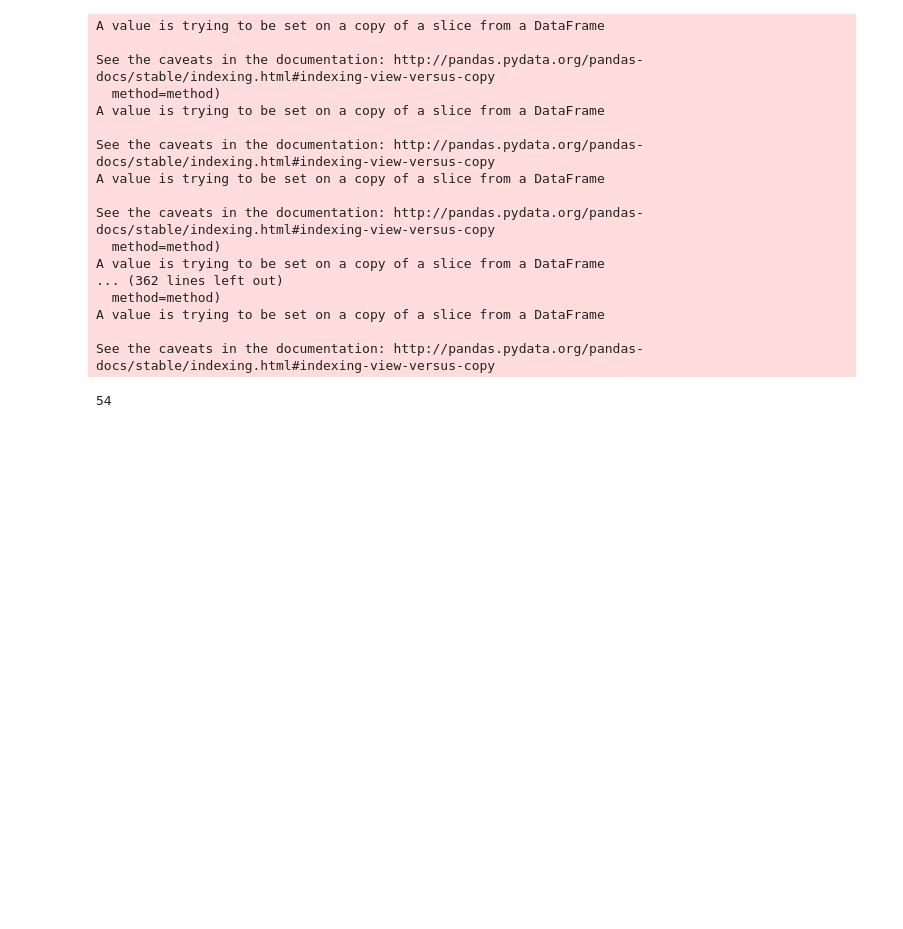
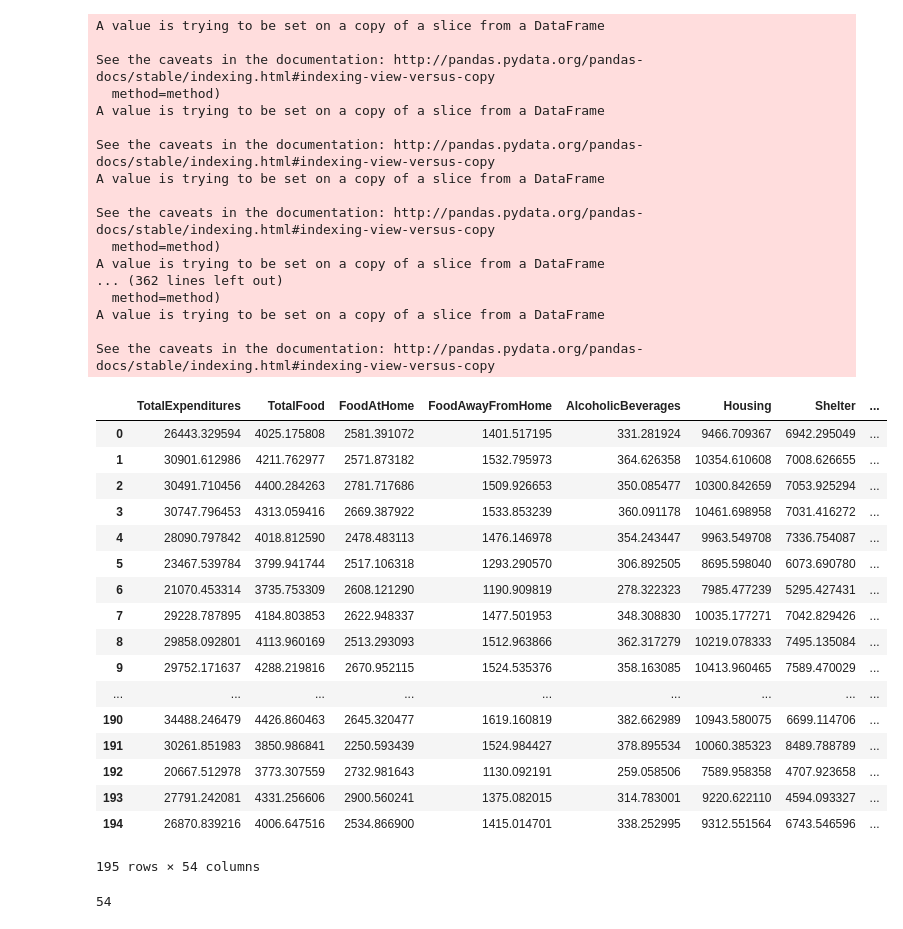
Before and after one commit to WinnieGao/Expenditures, a Jupyter notebook: Second model - INCOME, HHSIZE, ROOMS, OWN, DEGREE, VEHICLES.ipynb, the cells around one changed output. Saved outputs shown, nothing was run; the diff lists cells and outputs as text; code cells hidden in the pictures; blank space fills up the shorter version.

Commit message:
fix log column bugs, add 2010 pred y

```diff
--- a/Second model - INCOME, HHSIZE, ROOMS, OWN, DEGREE, VEHICLES.ipynb
+++ b/Second model - INCOME, HHSIZE, ROOMS, OWN, DEGREE, VEHICLES.ipynb
@@ -24,3 +34,5 @@ sf.dropna(inplace = True)
+# %%
+pred_X = sf[sf.columns[[3, 2, 4, 6, 5, 7]]]
 # %% [markdown]
 ##### Normalize data frame
 # %%
@@ -29,3 +41,10 @@ log = np.log(fmli)
 log["OWN"] = fmli["OWN"]
 log["DEGREE"] = fmli["DEGREE"]
 log["VEHICLES"] = fmli["VEHICLES"]
+# %%
+# Log every variables, save it in a new data frame for future use.
+log_X = np.log(pred_X)
+log_X["CT.OWN"] = pred_X["CT.OWN"]
+log_X["CT.DEGREE"] = pred_X["CT.DEGREE"]
+log_X["CT.VEHICLES"] = pred_X["CT.VEHICLES"]
+log_X.head()
@@ -122,7 +148,8 @@ for i in range(16, len(log.columns)):
     Y = df[log.columns[i]]
     X1 = sm.add_constant(X)
     model = linear_model.Lasso(alpha=0.03).fit(X1, Y)
-    pred_y[log.columns[i]] = np.array(model.predict(sf))
+    log_X1 = sm.add_constant(log_X)
+    pred_y[log.columns[i]] = np.array(model.predict(log_X1))
     N.append(len(Y))
     b_hhsize.append(model.coef_[1])
     b_income.append(model.coef_[2])
@@ -206,6 +233,31 @@ A value is trying to be set on a copy of a slice from a DataFrame
 A value is trying to be set on a copy of a slice from a DataFrame
 
 See the caveats in the documentation: http://pandas.pydata.org/pandas-docs/stable/indexing.html#indexing-view-versus-copy
+# %%
+result = pred_y
+for i in pred_y.columns:
+    result[i] = np.exp(pred_y[i])
+# %%
+result
+# %% [output]
+|  | TotalExpenditures | TotalFood | FoodAtHome | FoodAwayFromHome | AlcoholicBeverages | Housing | Shelter | ... |
+| 0 | 26443.329594 | 4025.175808 | 2581.391072 | 1401.517195 | 331.281924 | 9466.709367 | 6942.295049 | ... |
+| 1 | 30901.612986 | 4211.762977 | 2571.873182 | 1532.795973 | 364.626358 | 10354.610608 | 7008.626655 | ... |
+| 2 | 30491.710456 | 4400.284263 | 2781.717686 | 1509.926653 | 350.085477 | 10300.842659 | 7053.925294 | ... |
+| 3 | 30747.796453 | 4313.059416 | 2669.387922 | 1533.853239 | 360.091178 | 10461.698958 | 7031.416272 | ... |
+| 4 | 28090.797842 | 4018.812590 | 2478.483113 | 1476.146978 | 354.243447 | 9963.549708 | 7336.754087 | ... |
+| 5 | 23467.539784 | 3799.941744 | 2517.106318 | 1293.290570 | 306.892505 | 8695.598040 | 6073.690780 | ... |
+| 6 | 21070.453314 | 3735.753309 | 2608.121290 | 1190.909819 | 278.322323 | 7985.477239 | 5295.427431 | ... |
+| 7 | 29228.787895 | 4184.803853 | 2622.948337 | 1477.501953 | 348.308830 | 10035.177271 | 7042.829426 | ... |
+| 8 | 29858.092801 | 4113.960169 | 2513.293093 | 1512.963866 | 362.317279 | 10219.078333 | 7495.135084 | ... |
+| 9 | 29752.171637 | 4288.219816 | 2670.952115 | 1524.535376 | 358.163085 | 10413.960465 | 7589.470029 | ... |
+| ... | ... | ... | ... | ... | ... | ... | ... | ... |
+| 190 | 34488.246479 | 4426.860463 | 2645.320477 | 1619.160819 | 382.662989 | 10943.580075 | 6699.114706 | ... |
+| 191 | 30261.851983 | 3850.986841 | 2250.593439 | 1524.984427 | 378.895534 | 10060.385323 | 8489.788789 | ... |
+| 192 | 20667.512978 | 3773.307559 | 2732.981643 | 1130.092191 | 259.058506 | 7589.958358 | 4707.923658 | ... |
+| 193 | 27791.242081 | 4331.256606 | 2900.560241 | 1375.082015 | 314.783001 | 9220.622110 | 4594.093327 | ... |
+| 194 | 26870.839216 | 4006.647516 | 2534.866900 | 1415.014701 | 338.252995 | 9312.551564 | 6743.546596 | ... |
+195 rows × 54 columns
 # %%
 pred_y.to_csv("pred_y.csv")
 # %%
```
Also changed, not shown: parts of 6 cells of this notebook, 4 other files.
